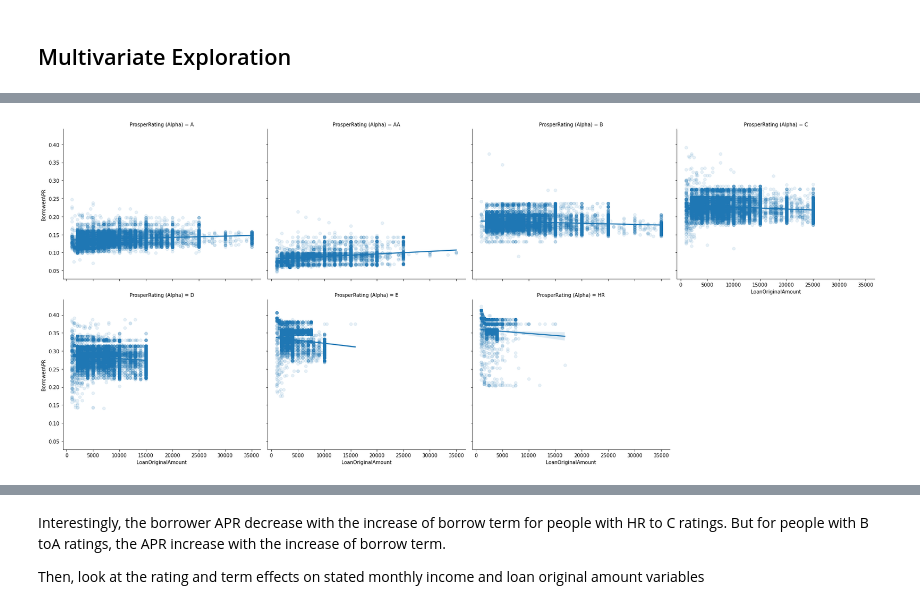
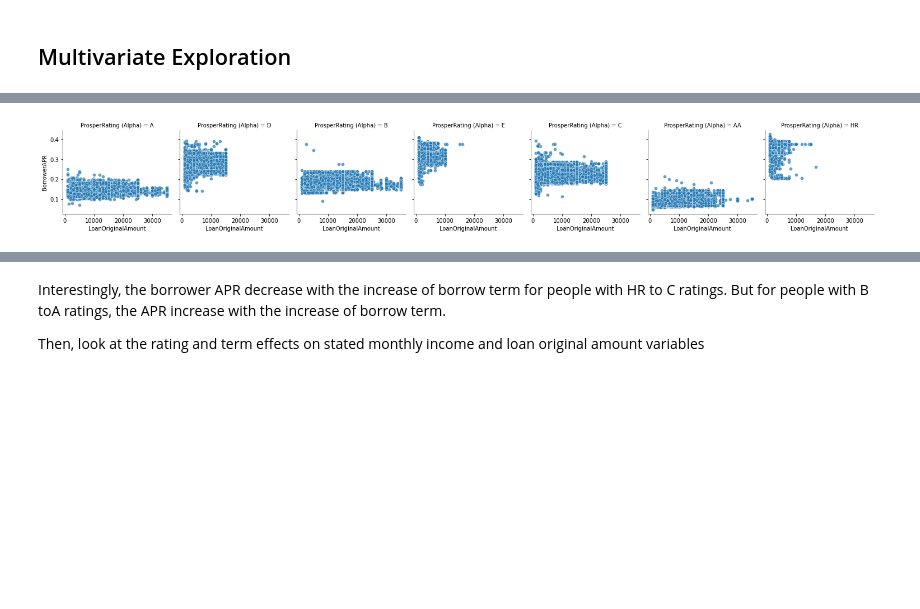
Before and after one commit to Eminent01/ALX-Data_Analyst, a Jupyter notebook: Communicate Data Findings/Part_I_exploration.ipynb, the cells around one changed output, grey strips where cells are left out. Saved outputs shown, nothing was run; the diff lists cells and outputs as text; code cells hidden in the pictures; blank space fills up the shorter version.

```diff
--- a/Communicate Data Findings/Part_I_exploration.ipynb
+++ b/Communicate Data Findings/Part_I_exploration.ipynb
@@ -383,9 +418,9 @@ g.add_legend();
 # %%
 # Prosper rating effect on relationship of APR and loan amount
-g=sb.FacetGrid(data=loan_data_sub, aspect=1.2, height=5, col='ProsperRating (Alpha)', col_wrap=4)
-g.map(sb.regplot, 'LoanOriginalAmount', 'BorrowerAPR', x_jitter=0.04, scatter_kws={'alpha':0.1});
+g = sb.FacetGrid(loan_data_sub, col='ProsperRating (Alpha)')
+g.map(sb.scatterplot, 'LoanOriginalAmount', 'BorrowerAPR', alpha=.7)
 g.add_legend();
 # %% [output]
-[figure, old version]
+[figure, new version]
 # %%
 # Prosper rating effect on relationship of APR and Employment status
```
Also changed, not shown: parts of 26 cells of this notebook, 3 other files.
